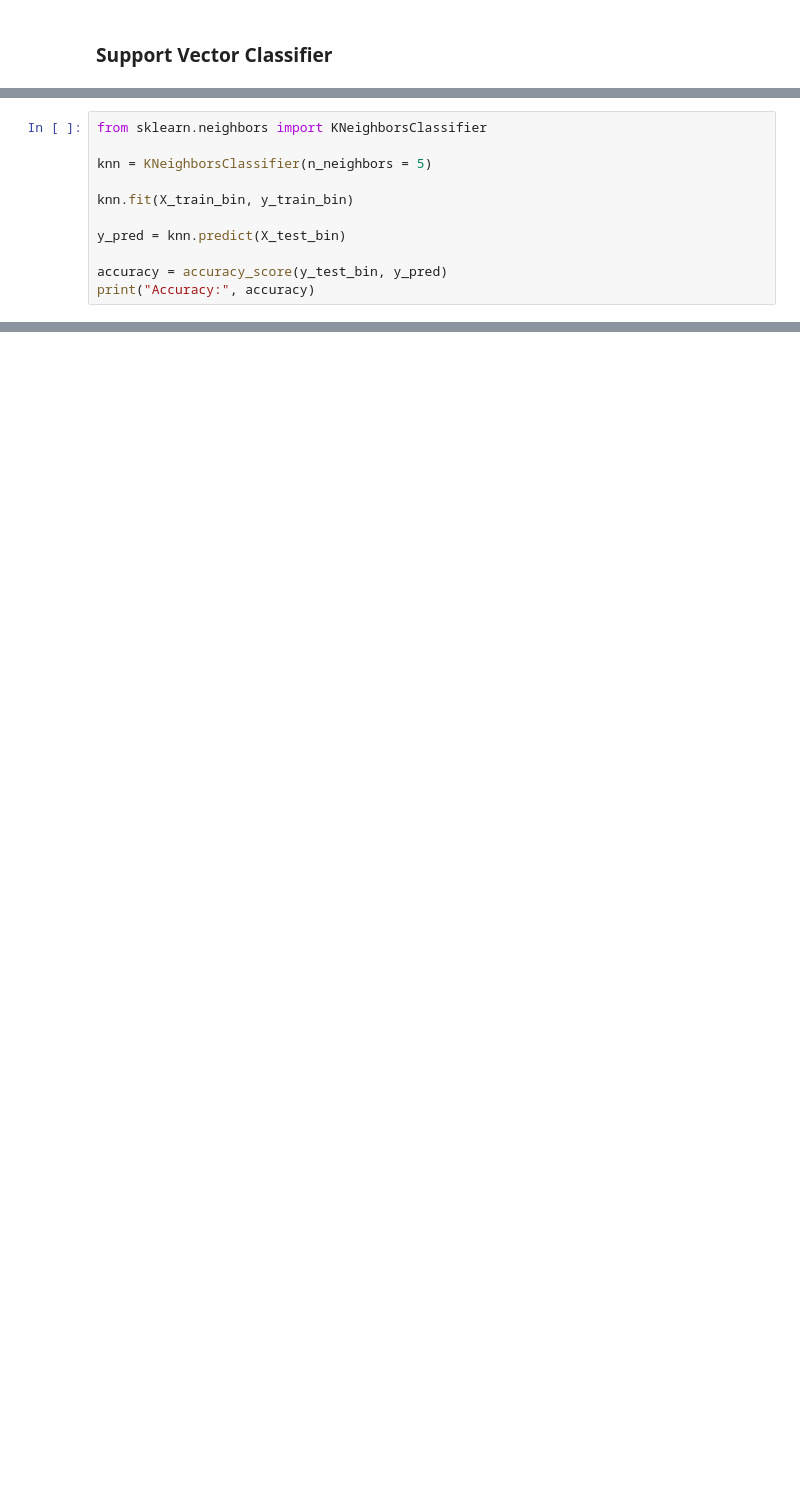
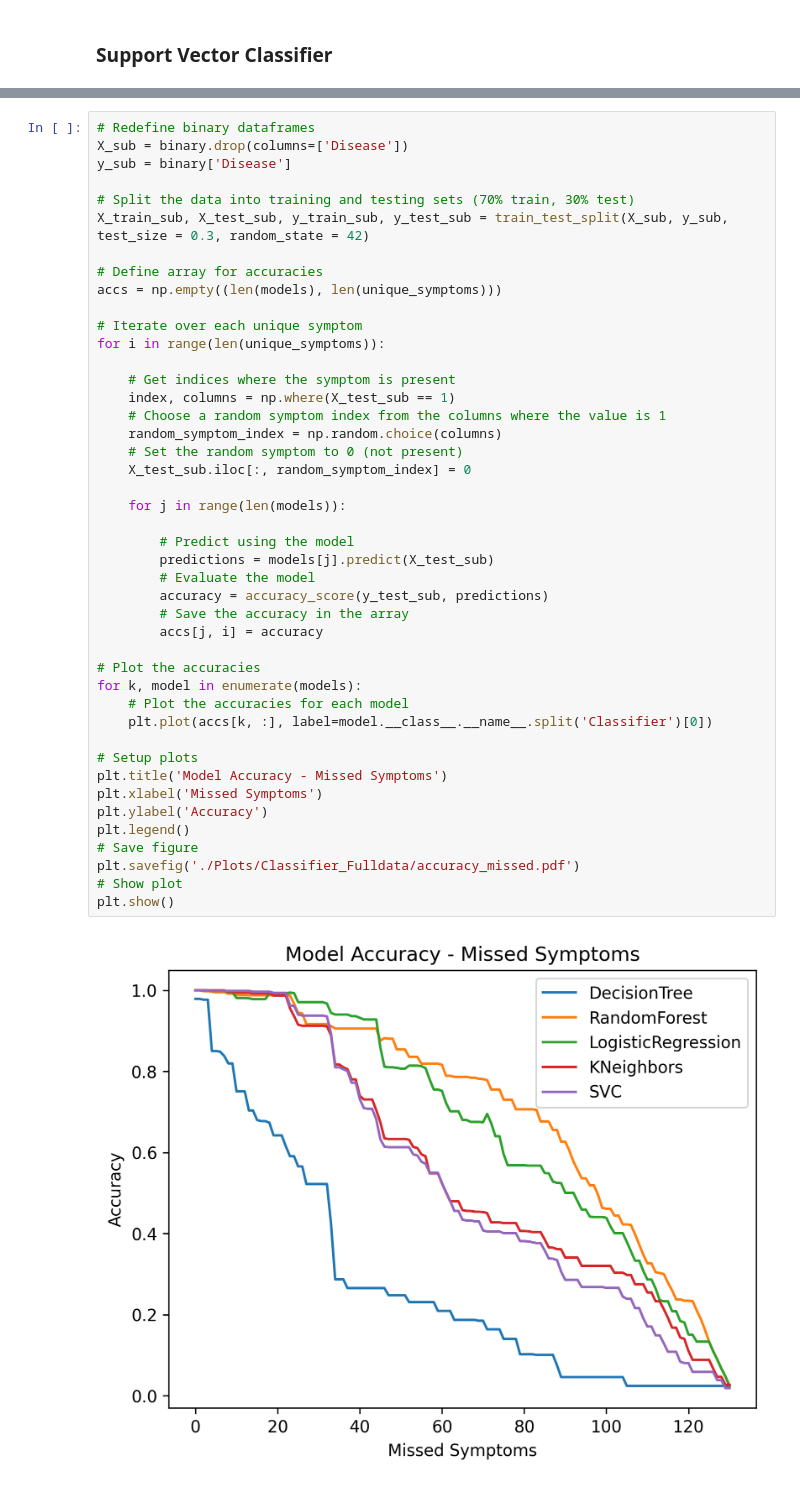
Before and after one commit to domipm/AML-Disease-Symptom, a Jupyter notebook: Classifier_Fulldata.ipynb, the cells around one changed output, grey strips where cells are left out. Cells and saved outputs as stored; diff of their text form; blank space fills up the shorter version.

```diff
--- a/Classifier_Fulldata.ipynb
+++ b/Classifier_Fulldata.ipynb
@@ -294,11 +310,0 @@ SVC(C=0.02, degree=1, kernel='linear', random_state=42)
-# %%
-from sklearn.neighbors import KNeighborsClassifier
-
-knn = KNeighborsClassifier(n_neighbors = 5)
-
-knn.fit(X_train_bin, y_train_bin)
-
-y_pred = knn.predict(X_test_bin)
-
-accuracy = accuracy_score(y_test_bin, y_pred)
-print("Accuracy:", accuracy)
@@ -701,0 +379,46 @@ plt.show()
+# %%
+# Redefine binary dataframes
+X_sub = binary.drop(columns=['Disease'])
+y_sub = binary['Disease']
+
+# Split the data into training and testing sets (70% train, 30% test)
+X_train_sub, X_test_sub, y_train_sub, y_test_sub = train_test_split(X_sub, y_sub, test_size = 0.3, random_state = 42)
+
+# Define array for accuracies
+accs = np.empty((len(models), len(unique_symptoms)))
+
+# Iterate over each unique symptom
+for i in range(len(unique_symptoms)):
+
+    # Get indices where the symptom is present
+    index, columns = np.where(X_test_sub == 1)
+    # Choose a random symptom index from the columns where the value is 1
+    random_symptom_index = np.random.choice(columns)
+    # Set the random symptom to 0 (not present)
+    X_test_sub.iloc[:, random_symptom_index] = 0
+
+    for j in range(len(models)):
+
+        # Predict using the model
+        predictions = models[j].predict(X_test_sub)
+        # Evaluate the model
+        accuracy = accuracy_score(y_test_sub, predictions)
+        # Save the accuracy in the array
+        accs[j, i] = accuracy
+
+# Plot the accuracies
+for k, model in enumerate(models):
+    # Plot the accuracies for each model
+    plt.plot(accs[k, :], label=model.__class__.__name__.split('Classifier')[0])
+
+# Setup plots
+plt.title('Model Accuracy - Missed Symptoms')
+plt.xlabel('Missed Symptoms')
+plt.ylabel('Accuracy')
+plt.legend()
+# Save figure
+plt.savefig('./Plots/Classifier_Fulldata/accuracy_missed.pdf')
+# Show plot
+plt.show()
+# %% [output]
+[figure, added]
```
Also changed, not shown: parts of 28 cells of this notebook.
